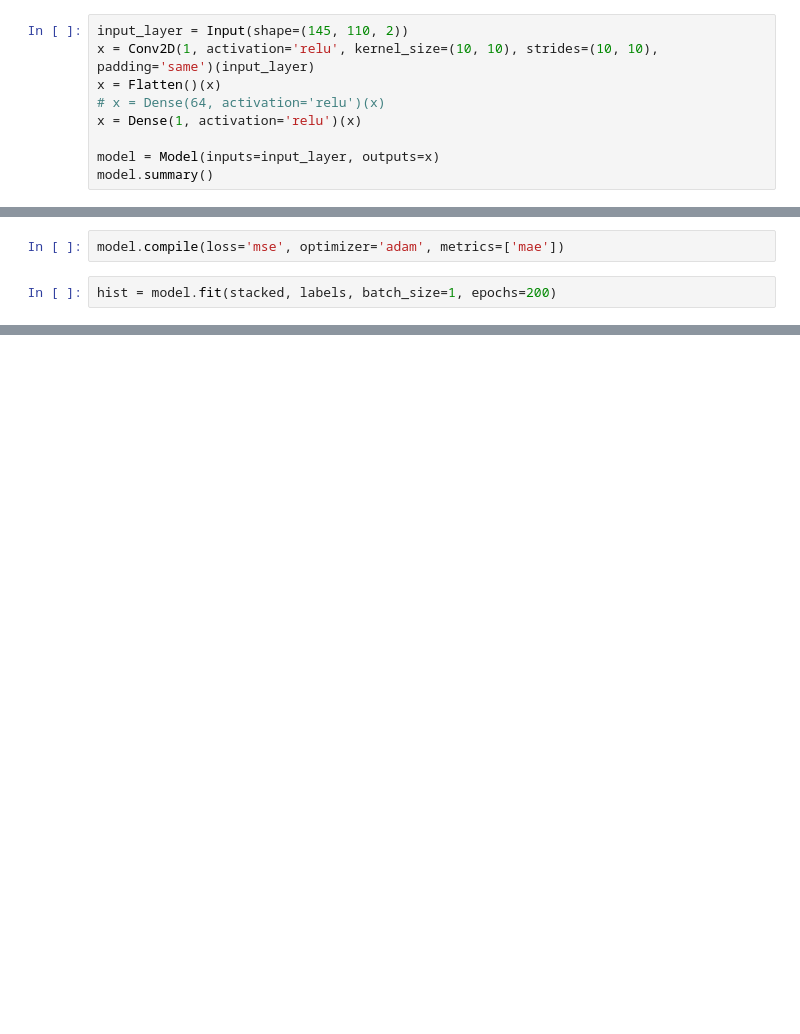
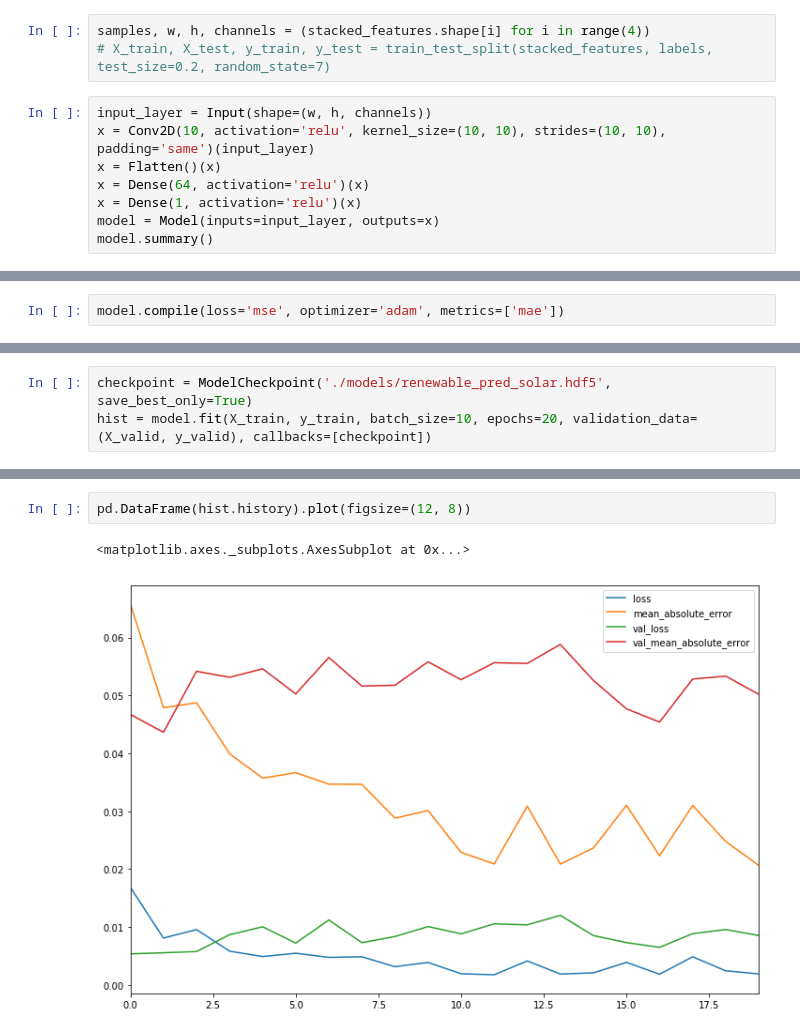
Before and after one commit to Octiembre80/DA-electricity-price-forecasting, a Jupyter notebook: renewables_model.ipynb, the cells around one changed output, grey strips where cells are left out. Drawn from its saved outputs; the diff is of its cells as text; blank space fills up the shorter version.

```diff
--- a/renewables_model.ipynb
+++ b/renewables_model.ipynb
@@ -100,10 +144,12 @@ stacked.shape
+# %%
+samples, w, h, channels = (stacked_features.shape[i] for i in range(4))
+# X_train, X_test, y_train, y_test = train_test_split(stacked_features, labels, test_size=0.2, random_state=7)
 # %%
-input_layer = Input(shape=(145, 110, 2))
-x = Conv2D(1, activation='relu', kernel_size=(10, 10), strides=(10, 10), padding='same')(input_layer)
+input_layer = Input(shape=(w, h, channels))
+x = Conv2D(10, activation='relu', kernel_size=(10, 10), strides=(10, 10), padding='same')(input_layer)
 x = Flatten()(x)
-# x = Dense(64, activation='relu')(x)
+x = Dense(64, activation='relu')(x)
 x = Dense(1, activation='relu')(x)
-
 model = Model(inputs=input_layer, outputs=x)
 model.summary()
 # %% [output]
@@ -124,5 +172,3 @@ Non-trainable params: 0
 _________________________________________________________________
 # %%
 model.compile(loss='mse', optimizer='adam', metrics=['mae'])
-# %%
-hist = model.fit(stacked, labels, batch_size=1, epochs=200)
@@ -149,0 +175,3 @@ pred = model.predict(stacked)
+# %%
+checkpoint = ModelCheckpoint('./models/renewable_pred_solar.hdf5', save_best_only=True)
+hist = model.fit(X_train, y_train, batch_size=10, epochs=20, validation_data=(X_valid, y_valid), callbacks=[checkpoint])
@@ -156,0 +206,5 @@ df['2015-09-21':].plot(figsize=(20,10))
+# %%
+pd.DataFrame(hist.history).plot(figsize=(12, 8))
+# %% [output]
+<matplotlib.axes._subplots.AxesSubplot at 0x...>
+[figure, added]
```
Also changed, not shown: parts of 37 cells of this notebook, 1 other file.
